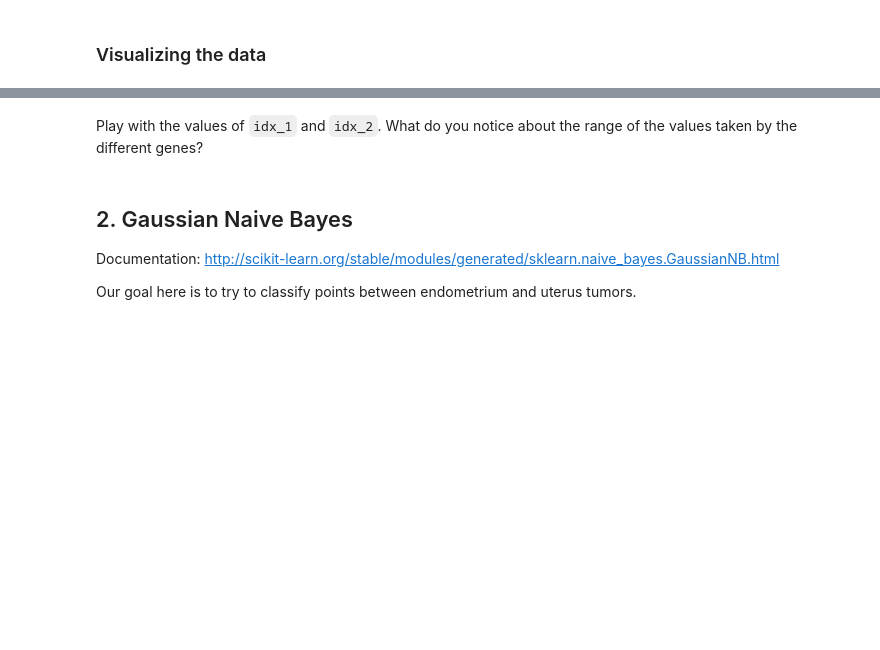
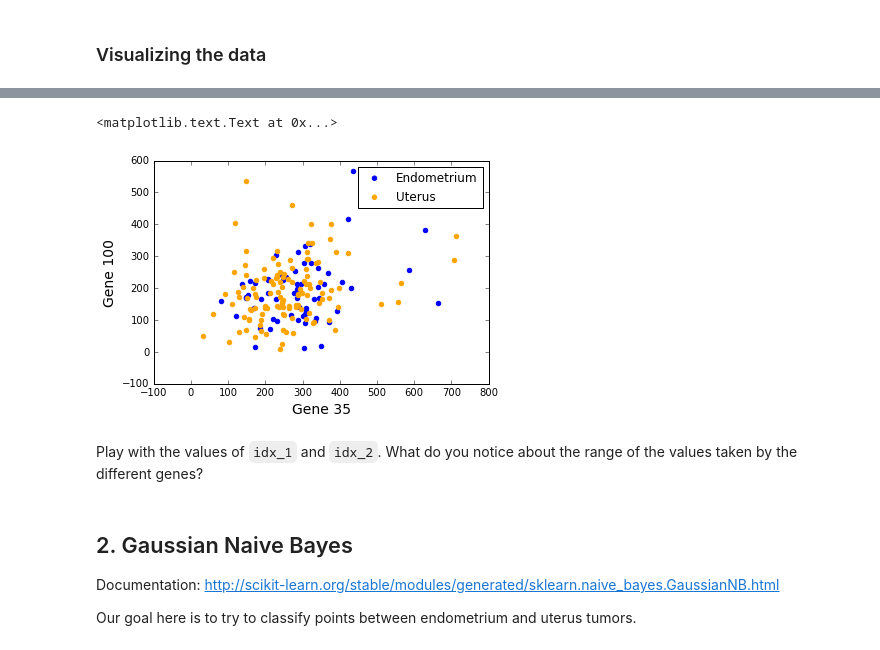
Before and after one commit to chagaz/ma2823_2016, a Jupyter notebook: lab_notebooks/Lab 2 2016-09-21 Introduction to scikit-learn.ipynb, the cells around one changed output, grey strips where cells are left out. Saved outputs shown, nothing was run; the diff lists cells and outputs as text; code cells hidden in the pictures; blank space fills up the shorter version.

```diff
--- a/lab_notebooks/Lab 2 2016-09-21 Introduction to scikit-learn.ipynb
+++ b/lab_notebooks/Lab 2 2016-09-21 Introduction to scikit-learn.ipynb
@@ -30,8 +30,8 @@ X = np.loadtxt('data/small_Endometrium_Uterus.csv',  delimiter=',',
 # %%
 # Load the labels
 y = np.loadtxt('data/small_Endometrium_Uterus.csv', delimiter=',',
-               skiprows=1, usecols=[3001], dtype='string')
+               skiprows=1, usecols=[3001], dtype='bytes').astype('str')
 
 # Convert 'Endometrium' to 0 and 'Uterus' to 1
 y = np.where(y=='Endometrium', 0, 1)
-print y
+print( y)
@@ -38,5 +44,5 @@ print y
 # %%
 # We could have done the previous operation in one step, using a converter
-y = np.loadtxt('data/small_Endometrium_Uterus.csv', delimiter=',', skiprows=1, usecols=[3001],
-               converters={3001: lambda s: 0 if s=='Endometrium' else 1}, dtype='int')
-print y
+#y = np.loadtxt('data/small_Endometrium_Uterus.csv', delimiter=',', skiprows=1, usecols=[3001],
+#               converters={3001: lambda s: 0 if s=="""b'Endometrium'""" else 1}, dtype='int')
+print(y)
@@ -48,13 +62,16 @@ print y
 # %%
 # Visualize the data across 2 of its axes
-idx_1 = 0 # first axis (or gene)
-idx_2 = 1 # second axis (or gene)
+idx_1 = 35 # first axis (or gene)
+idx_2 = 100 # second axis (or gene)
 plt.scatter(X[y==0, idx_1], X[y==0, idx_2], # y==0 gives the indices of the columns for which y is equal to 0
             color='blue', label='Endometrium')
 plt.scatter(X[y==1, idx_1], X[y==1, idx_2], color='orange', label='Uterus')
 plt.legend(scatterpoints=1)
 plt.xlabel('Gene %d' % idx_1, fontsize=14)
 plt.ylabel('Gene %d' % idx_2, fontsize=14)
+# %% [output]
+<matplotlib.text.Text at 0x...>
+[figure, added]
 # %% [markdown]
 Play with the values of `idx_1` and `idx_2`. What do you notice about the range of the values taken by the different genes?
 # %% [markdown]
```
Also changed, not shown: parts of 23 cells of this notebook.
